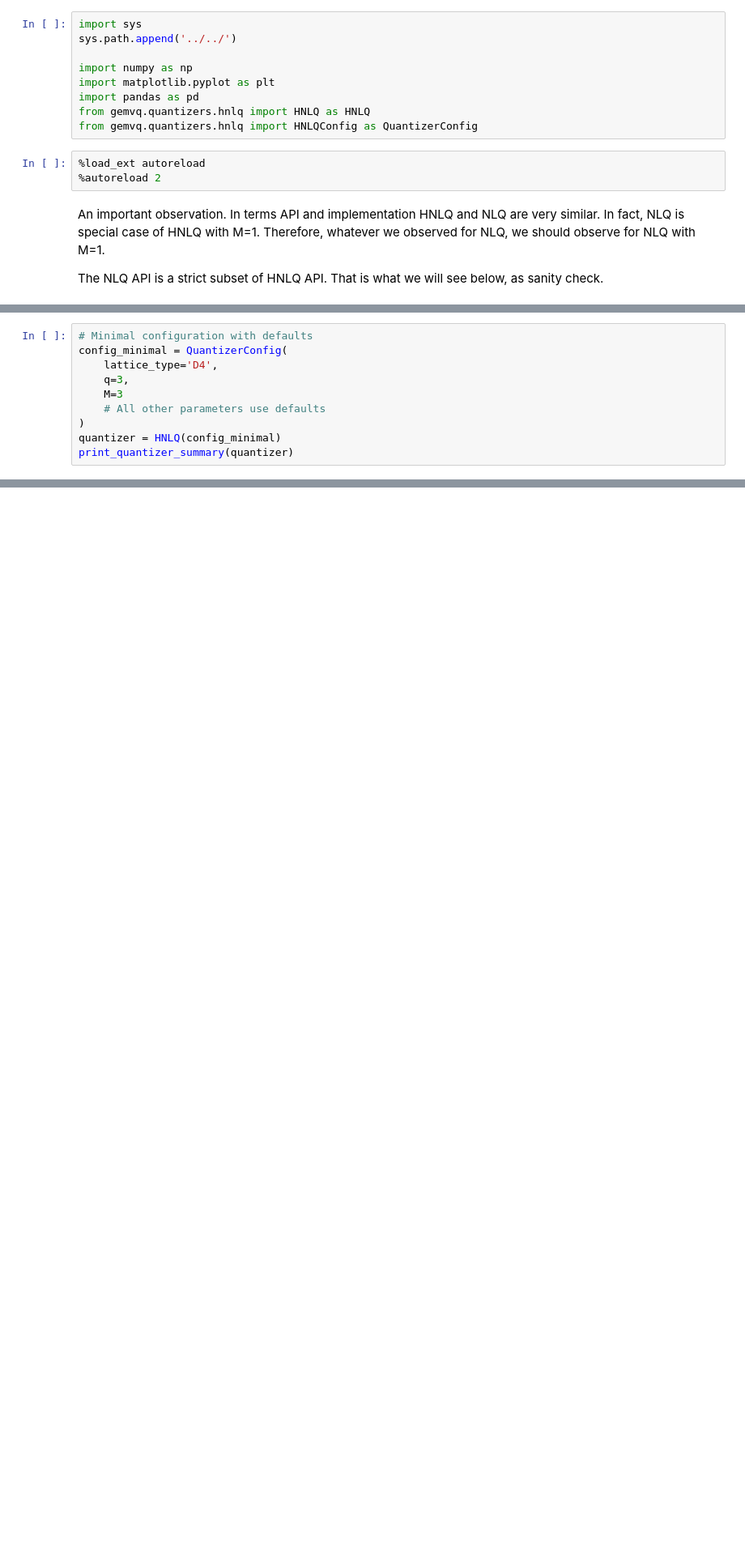
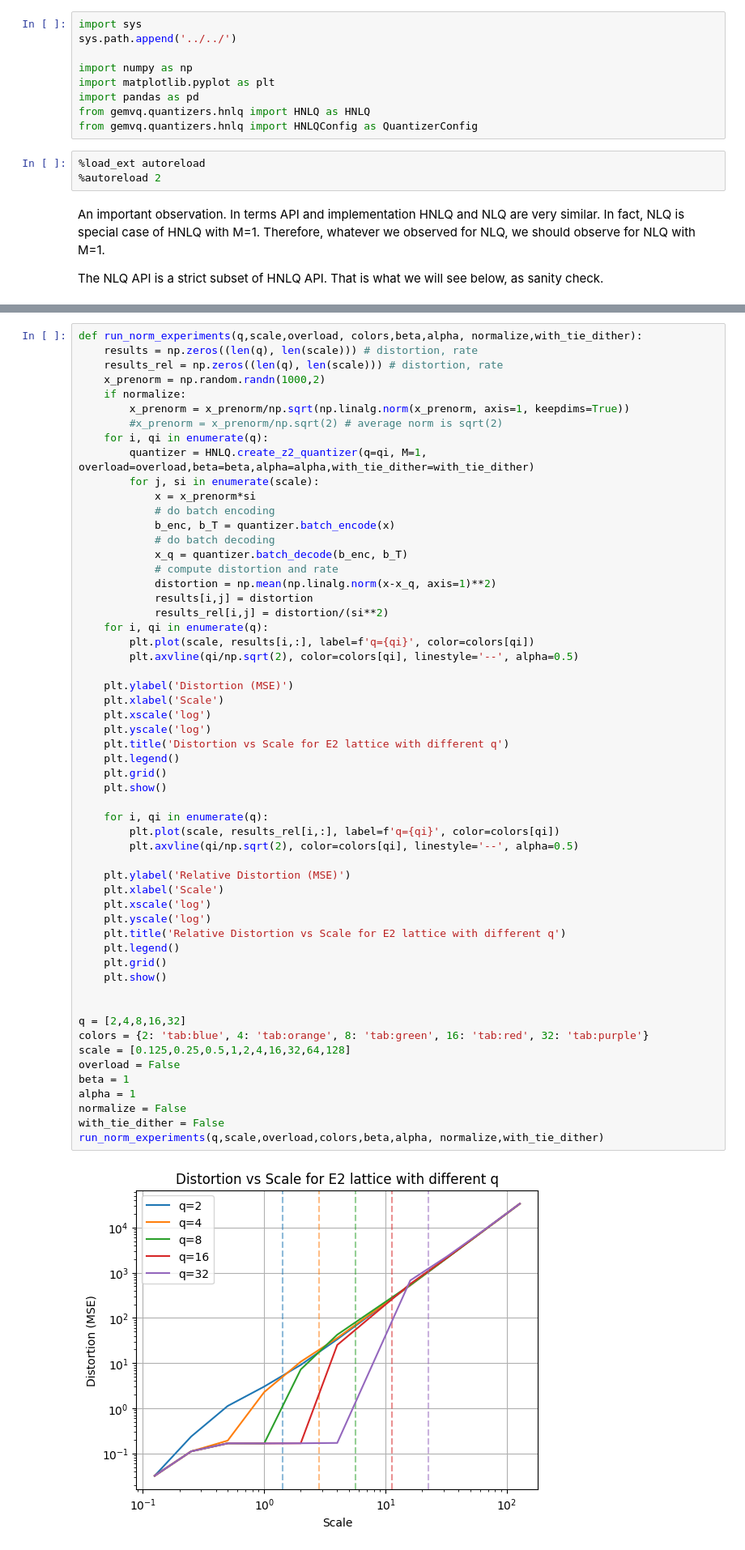
Before and after one commit to mlsquare/gemvq, a Jupyter notebook: docs/notebooks/hnlq-02.ipynb, the cells around one changed output, grey strips where cells are left out. Shown: that part at 81% size. Cells and saved outputs as stored; diff of their text form; blank space fills up the shorter version.

```diff
--- a/docs/notebooks/hnlq-02.ipynb
+++ b/docs/notebooks/hnlq-02.ipynb
@@ -160,10 +22,0 @@ Error: 0.072362
-# %%
-# Minimal configuration with defaults
-config_minimal = QuantizerConfig(
-    lattice_type='D4',
-    q=3,
-    M=3
-    # All other parameters use defaults
-)
-quantizer = HNLQ(config_minimal)
-print_quantizer_summary(quantizer)
@@ -247,0 +23,58 @@ Reconstruction Error (L2 norm): 0.647051
+# %%
+def run_norm_experiments(q,scale,overload, colors,beta,alpha, normalize,with_tie_dither):
+    results = np.zeros((len(q), len(scale))) # distortion, rate
+    results_rel = np.zeros((len(q), len(scale))) # distortion, rate
+    x_prenorm = np.random.randn(1000,2)
+    if normalize:
+        x_prenorm = x_prenorm/np.sqrt(np.linalg.norm(x_prenorm, axis=1, keepdims=True))
+        #x_prenorm = x_prenorm/np.sqrt(2) # average norm is sqrt(2)
+    for i, qi in enumerate(q):
+        quantizer = HNLQ.create_z2_quantizer(q=qi, M=1, overload=overload,beta=beta,alpha=alpha,with_tie_dither=with_tie_dither)
+        for j, si in enumerate(scale):
+            x = x_prenorm*si
+            # do batch encoding
+            b_enc, b_T = quantizer.batch_encode(x)
+            # do batch decoding
+            x_q = quantizer.batch_decode(b_enc, b_T)
+            # compute distortion and rate
+            distortion = np.mean(np.linalg.norm(x-x_q, axis=1)**2)
+            results[i,j] = distortion
+            results_rel[i,j] = distortion/(si**2)
+    for i, qi in enumerate(q):
+        plt.plot(scale, results[i,:], label=f'q={qi}', color=colors[qi])
+        plt.axvline(qi/np.sqrt(2), color=colors[qi], linestyle='--', alpha=0.5)
+
+    plt.ylabel('Distortion (MSE)')
+    plt.xlabel('Scale')
+    plt.xscale('log')
+    plt.yscale('log')
+    plt.title('Distortion vs Scale for E2 lattice with different q')
+    plt.legend()
+    plt.grid()
+    plt.show()
+
+    for i, qi in enumerate(q):
+        plt.plot(scale, results_rel[i,:], label=f'q={qi}', color=colors[qi])
+        plt.axvline(qi/np.sqrt(2), color=colors[qi], linestyle='--', alpha=0.5)
+
+    plt.ylabel('Relative Distortion (MSE)')
+    plt.xlabel('Scale')
+    plt.xscale('log')
+    plt.yscale('log')
+    plt.title('Relative Distortion vs Scale for E2 lattice with different q')
+    plt.legend()
+    plt.grid()
+    plt.show()
+
+
+q = [2,4,8,16,32]
+colors = {2: 'tab:blue', 4: 'tab:orange', 8: 'tab:green', 16: 'tab:red', 32: 'tab:purple'}
+scale = [0.125,0.25,0.5,1,2,4,16,32,64,128]
+overload = False
+beta = 1
+alpha = 1
+normalize = False
+with_tie_dither = False
+run_norm_experiments(q,scale,overload,colors,beta,alpha, normalize,with_tie_dither)
+# %% [output]
+[figure, added]
```
Also changed, not shown: parts of 23 cells of this notebook, 5 other files.
